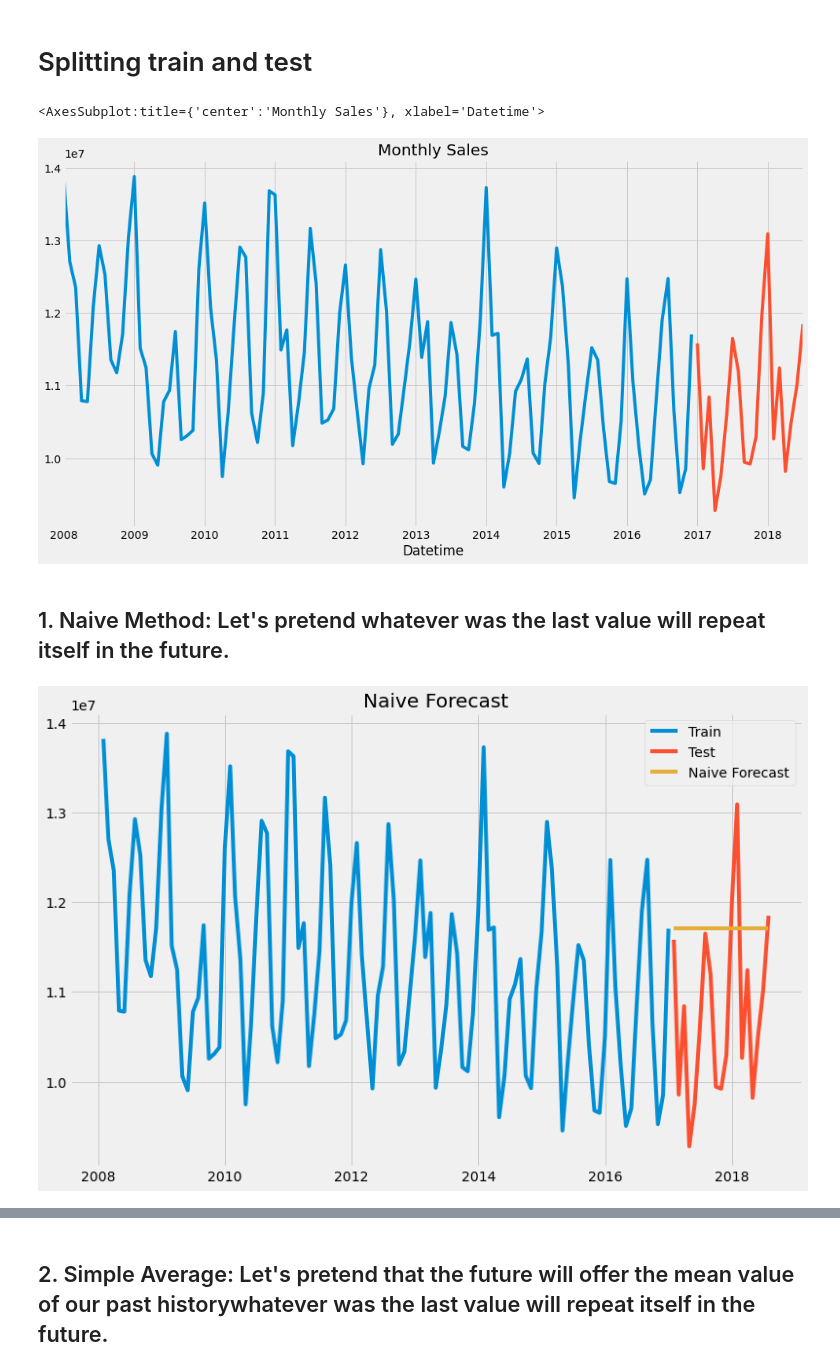
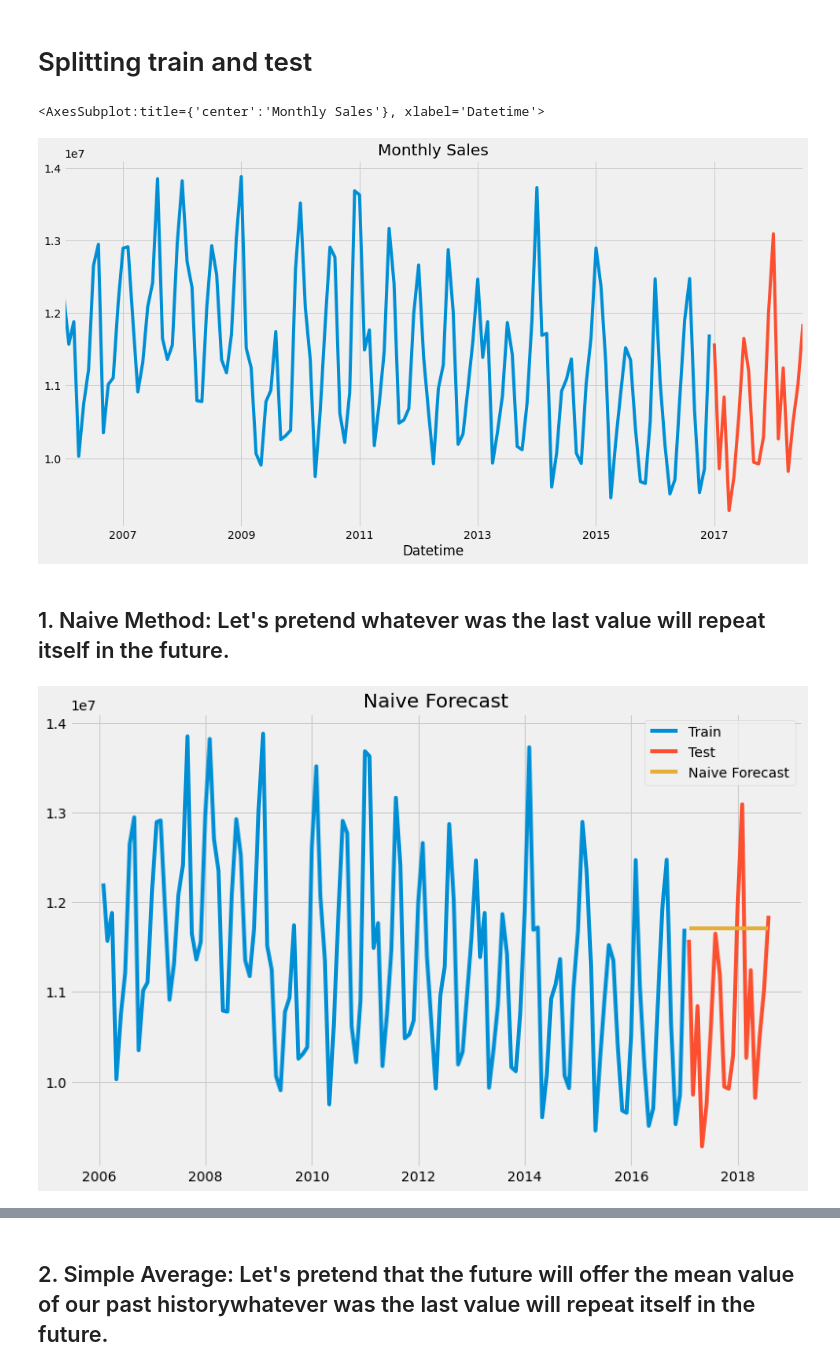
Before and after one commit to grschneier/TimeSeries, a Jupyter notebook: BasicModelsTimeSeries.ipynb, the cells around one changed output, grey strips where cells are left out. Saved outputs shown, nothing was run; the diff lists cells and outputs as text; code cells hidden in the pictures.

```diff
--- a/BasicModelsTimeSeries.ipynb
+++ b/BasicModelsTimeSeries.ipynb
@@ -86,13 +86,13 @@ results
 # %% [markdown]
 # Splitting train and test
 # %%
-train=monthly_df.loc['2008':'2016'].copy()
+train=monthly_df.loc['2006':'2016'].copy()
 test=monthly_df.loc['2017':'2018'].copy()
 train.energy.plot(figsize=(15,8), title= 'Monthly Sales', fontsize=14)
 test.energy.plot(figsize=(15,8), title= 'Monthly Sales', fontsize=14)
 # %% [output]
 <AxesSubplot:title={'center':'Monthly Sales'}, xlabel='Datetime'>
-[figure, old version]
+[figure, new version]
 # %% [markdown]
 ## 1. Naive Method: Let's pretend whatever was the last value will repeat itself in the future.
 # %%
@@ -105,7 +105,7 @@ plt.plot(preds.index,preds['naive'], label='Naive Forecast')
 plt.legend(loc='best')
 plt.title("Naive Forecast");
 # %% [output]
-[figure, old version]
+[figure, new version]
 # %%
 rms_naive = round(sqrt(mean_squared_error(test.energy, preds.naive)),2)
 results.loc['naive']=rms_naive
```
Also changed, not shown: parts of 19 cells of this notebook, 1 other file.
